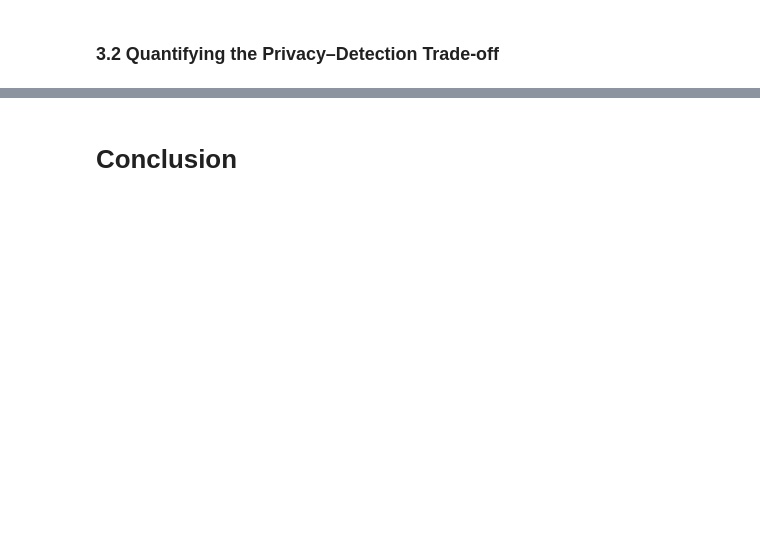
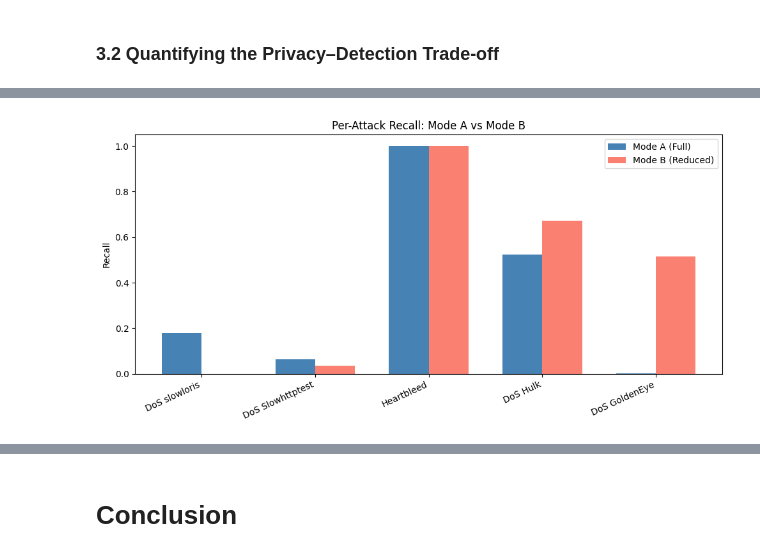
Before and after one commit to ANKOI12/INF6422E---Advanced-Concepts-in-Computer-Security, a Jupyter notebook: Lab 3/Notebook - Lab 3 - INF6422E - 2487137 - 2421549.ipynb, the cells around one changed output, grey strips where cells are left out. Saved outputs shown, nothing was run; the diff lists cells and outputs as text; code cells hidden in the pictures; blank space fills up the shorter version.

```diff
--- a/Lab 3/Notebook - Lab 3 - INF6422E - 2487137 - 2421549.ipynb
+++ b/Lab 3/Notebook - Lab 3 - INF6422E - 2487137 - 2421549.ipynb
@@ -385,0 +473,30 @@ We reuse the 10 most important features identified in the practical work 1 by th
+# %%
+# Get attack labels per flow from Wednesday
+attack_labels = df_test["Label"].astype(str).str.strip()
+
+# Get unique attack types (excluding BENIGN)
+attack_types = attack_labels[attack_labels != "BENIGN"].unique()
+print("Attack types found:", attack_types)
+
+# Per-attack recall comparison: Mode A vs Mode B
+per_attack = []
+for atk in attack_types:
+    mask = (attack_labels == atk)
+    n_samples = mask.sum()
+
+    # Mode A (full features collaborative)
+    recall_a = y_collab[mask].mean()
+
+    # Mode B (reduced features collaborative)
+    recall_b = y_collab_reduced[mask].mean()
+
+    per_attack.append({
+        "Attack Type": atk,
+        "Samples": int(n_samples),
+        "Recall Mode A": round(recall_a, 4),
+        "Recall Mode B": round(recall_b, 4),
+        "Recall Drop": round(recall_a - recall_b, 4),
+    })
+
+per_attack_df = pd.DataFrame(per_attack).sort_values("Recall Drop", ascending=False)
+per_attack_df
@@ -385,0 +543,17 @@ We reuse the 10 most important features identified in the practical work 1 by th
+# %%
+# Bar chart: per-attack recall drop
+fig, ax = plt.subplots(figsize=(10, 5))
+x = range(len(per_attack_df))
+width = 0.35
+ax.bar([i - width/2 for i in x], per_attack_df["Recall Mode A"], width, label="Mode A (Full)", color="steelblue")
+ax.bar([i + width/2 for i in x], per_attack_df["Recall Mode B"], width, label="Mode B (Reduced)", color="salmon")
+ax.set_xticks(x)
+ax.set_xticklabels(per_attack_df["Attack Type"], rotation=25, ha="right")
+ax.set_ylabel("Recall")
+ax.set_title("Per-Attack Recall: Mode A vs Mode B")
+ax.legend()
+ax.set_ylim(0, 1.05)
+plt.tight_layout()
+plt.show()
+# %% [output]
+[figure, added]
```
Also changed, not shown: parts of 11 cells of this notebook.
